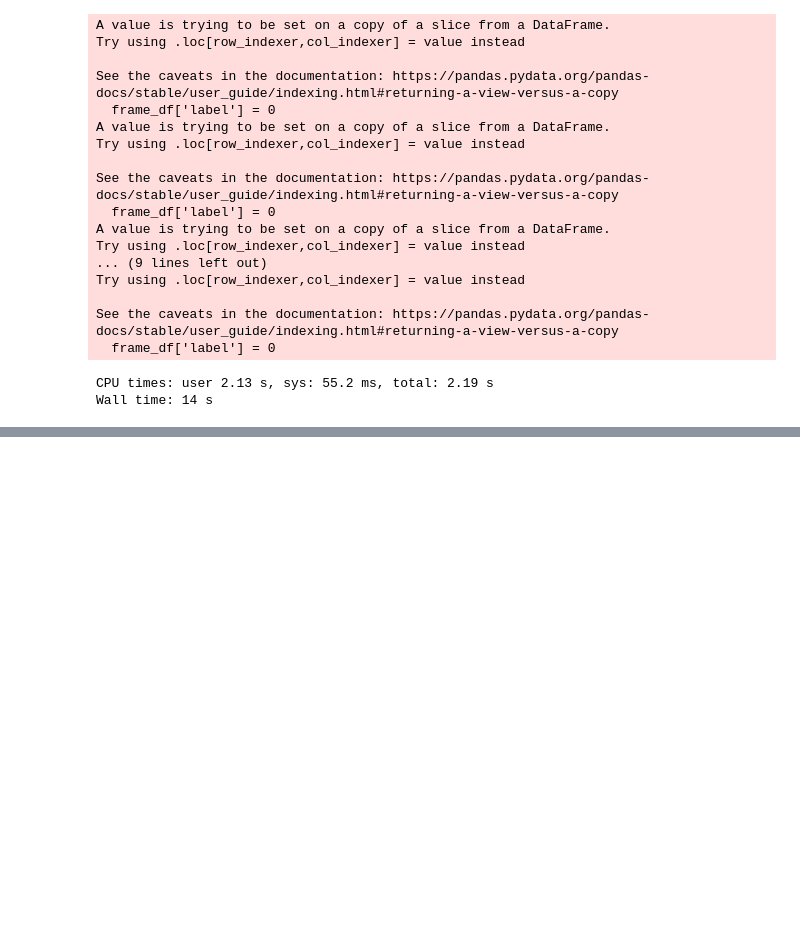
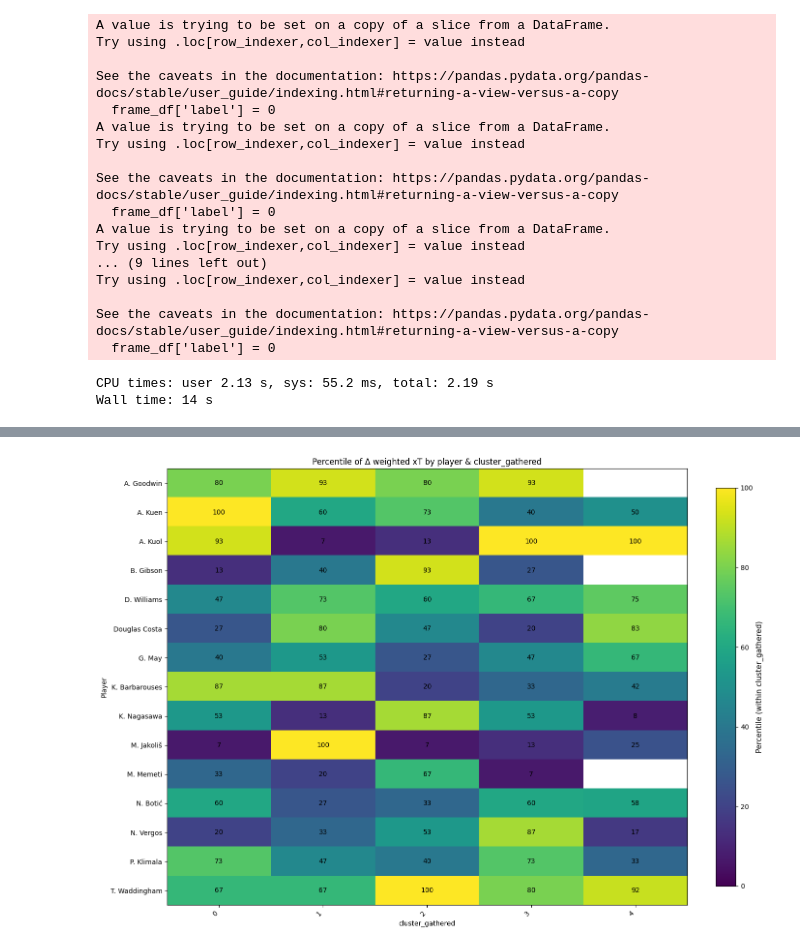
Before and after one commit to TustiWutsi/player_pitch_control_clustering, a Jupyter notebook: data_prep_analytics_cup.ipynb, the cells around one changed output, grey strips where cells are left out. Saved outputs shown, nothing was run; the diff lists cells and outputs as text; code cells hidden in the pictures; blank space fills up the shorter version.

```diff
--- a/data_prep_analytics_cup.ipynb
+++ b/data_prep_analytics_cup.ipynb
@@ -2938,0 +3214,8 @@ def run_all(
+# %%
+pivot_percentiles = plot_player_percentiles(
+    meta_out=meta_all,
+    value_col="delta_weighted_xT",
+    dimension_col="cluster_gathered",
+    game_situation_filter="low_block")
+# %% [output]
+[figure, added]
```
Also changed, not shown: parts of 19 cells of this notebook.
